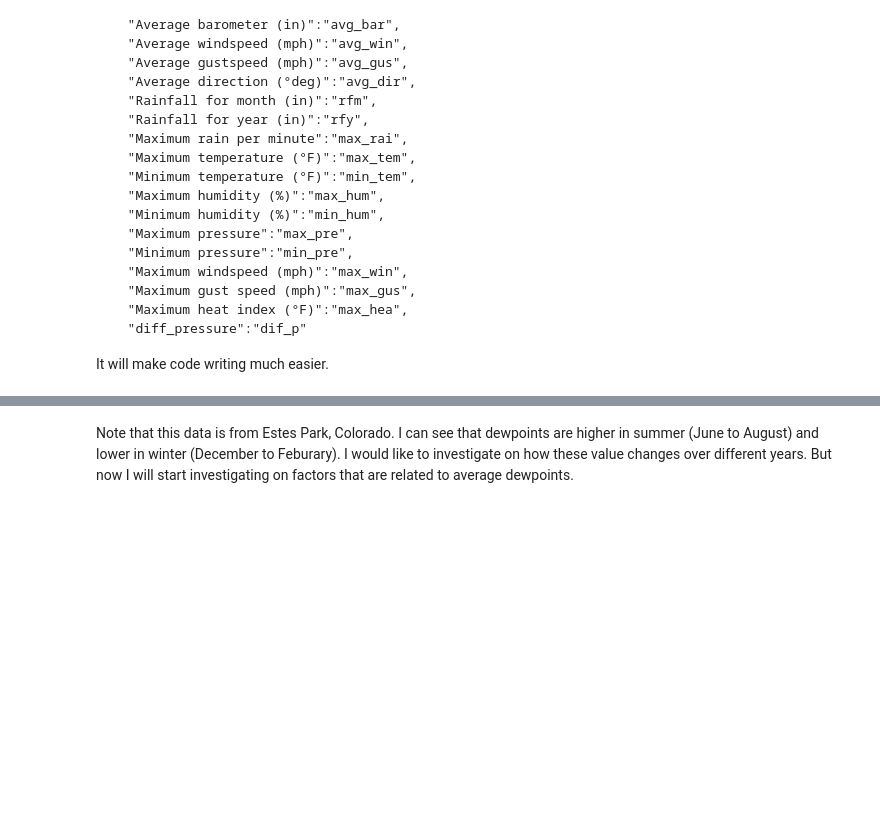
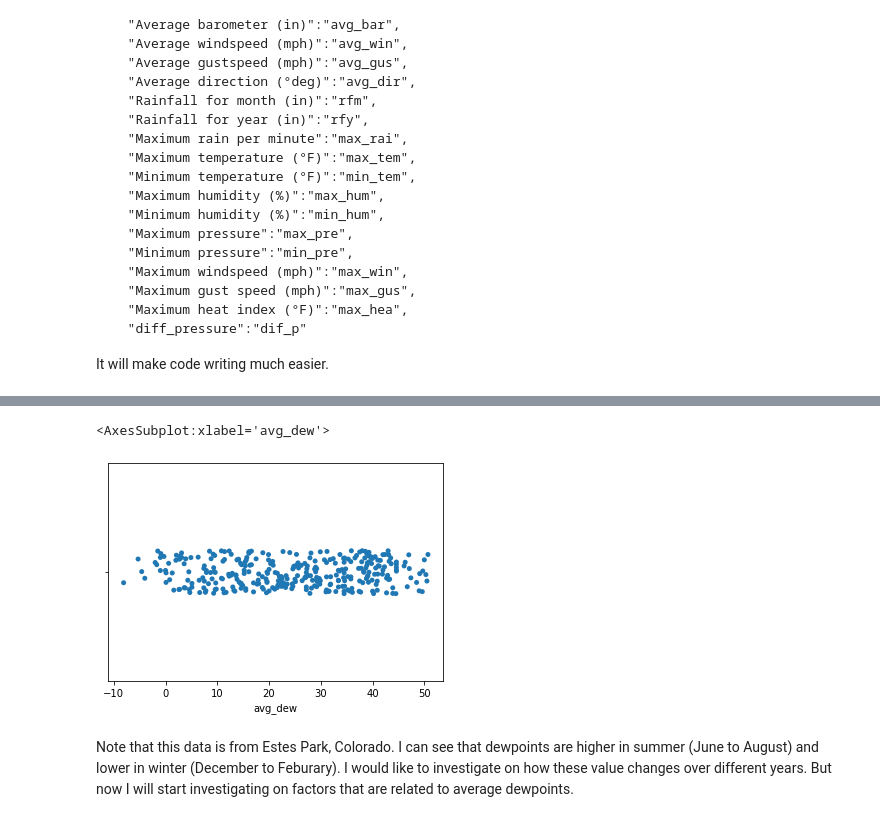
Before and after one commit to ubco-W2022T1-cosc301/project-group29, a Jupyter notebook: notebooks/analysis1.ipynb, the cells around one changed output, grey strips where cells are left out. Cells and saved outputs as stored; diff of their text form; code cells hidden in the pictures; blank space fills up the shorter version.

```diff
--- a/notebooks/analysis1.ipynb
+++ b/notebooks/analysis1.ipynb
@@ -94,3 +94,8 @@ plt.show()
+# %%
+sns.stripplot(data=df11,x="avg_dew")
+# %% [output]
+<AxesSubplot:xlabel='avg_dew'>
+[figure, added]
 # %% [markdown]
 Note that this data is from Estes Park, Colorado. I can see that dewpoints are higher in summer (June to August) and lower in winter (December to Feburary). I would like to investigate on how these value changes over different years. But now I will start investigating on factors that are related to average dewpoints.
 # %%
```
Also changed, not shown: parts of 2 cells of this notebook.
